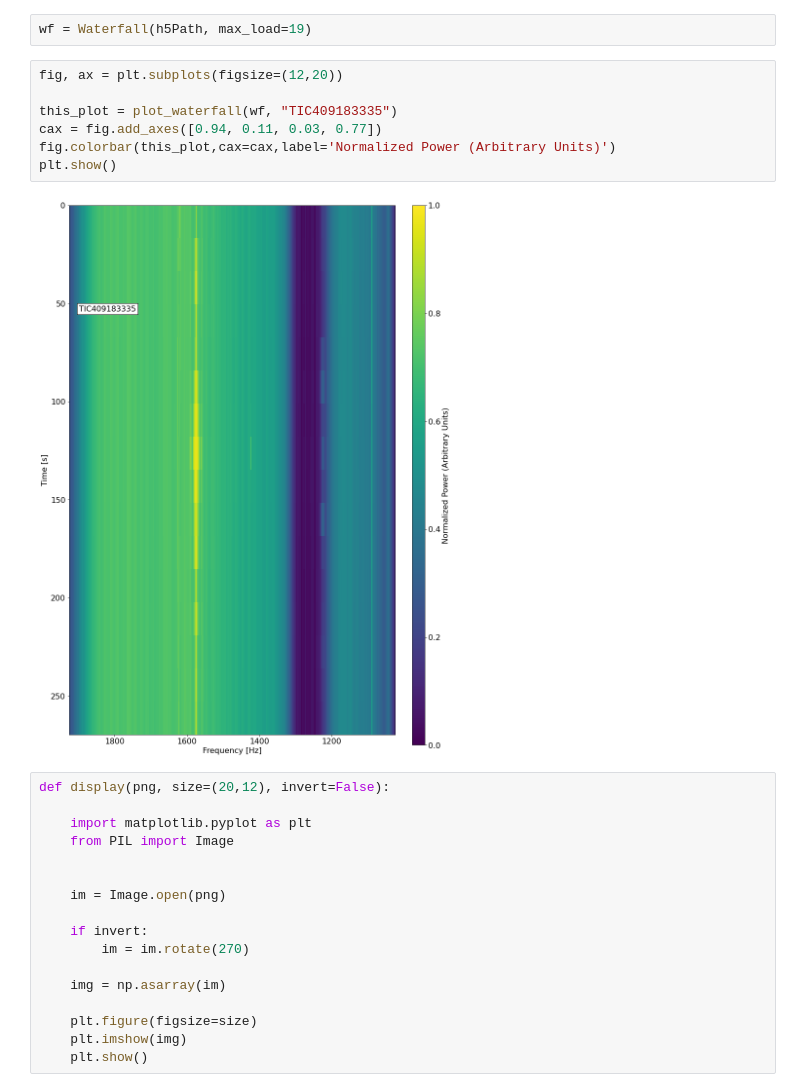
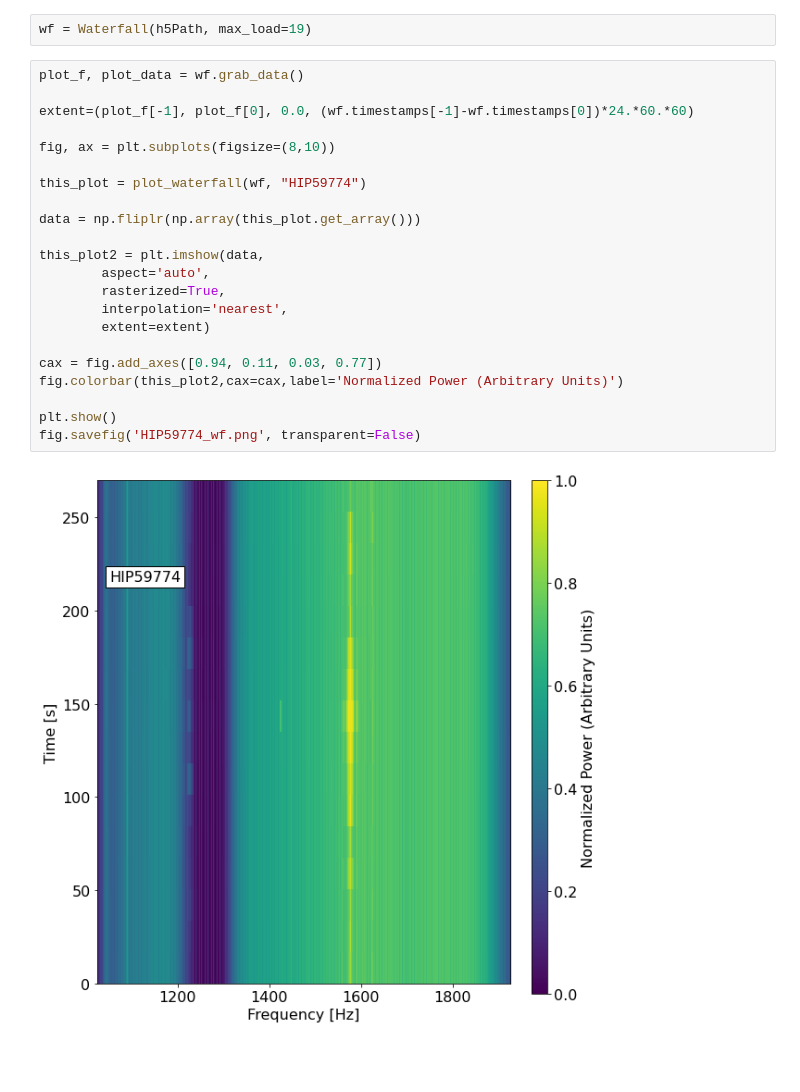
Before and after one commit to andres-luengo/SatCheck, a Jupyter notebook: plotCorrespondingWaterfalls_blpc0.ipynb, the cells around one changed output. Saved outputs shown, nothing was run; the diff lists cells and outputs as text; blank space fills up the shorter version.

Commit message:
fix plots

```diff
--- a/plotCorrespondingWaterfalls_blpc0.ipynb
+++ b/plotCorrespondingWaterfalls_blpc0.ipynb
@@ -20,28 +39,26 @@ h5Path = dataDir + 'GBT_57549_04432_HIP59774_fine.h5'
 # %%
 wf = Waterfall(h5Path, max_load=19)
 # %%
-fig, ax = plt.subplots(figsize=(12,20))
+plot_f, plot_data = wf.grab_data()
 
-this_plot = plot_waterfall(wf, "TIC409183335")
+extent=(plot_f[-1], plot_f[0], 0.0, (wf.timestamps[-1]-wf.timestamps[0])*24.*60.*60)
+
+fig, ax = plt.subplots(figsize=(8,10))
+
+this_plot = plot_waterfall(wf, "HIP59774")
+
+data = np.fliplr(np.array(this_plot.get_array()))
+
+this_plot2 = plt.imshow(data,
+        aspect='auto',
+        rasterized=True,
+        interpolation='nearest',
+        extent=extent)
+
 cax = fig.add_axes([0.94, 0.11, 0.03, 0.77])
-fig.colorbar(this_plot,cax=cax,label='Normalized Power (Arbitrary Units)')
+fig.colorbar(this_plot2,cax=cax,label='Normalized Power (Arbitrary Units)')
+
 plt.show()
+fig.savefig('HIP59774_wf.png', transparent=False)
 # %% [output]
-[figure, old version]
+[figure, new version]
-# %%
-def display(png, size=(20,12), invert=False):
-
-    import matplotlib.pyplot as plt
-    from PIL import Image
-
-
-    im = Image.open(png)
-
-    if invert:
-        im = im.rotate(270)
-
-    img = np.asarray(im)
-
-    plt.figure(figsize=size)
-    plt.imshow(img)
-    plt.show()
```
Also changed, not shown: parts of 5 cells of this notebook.
